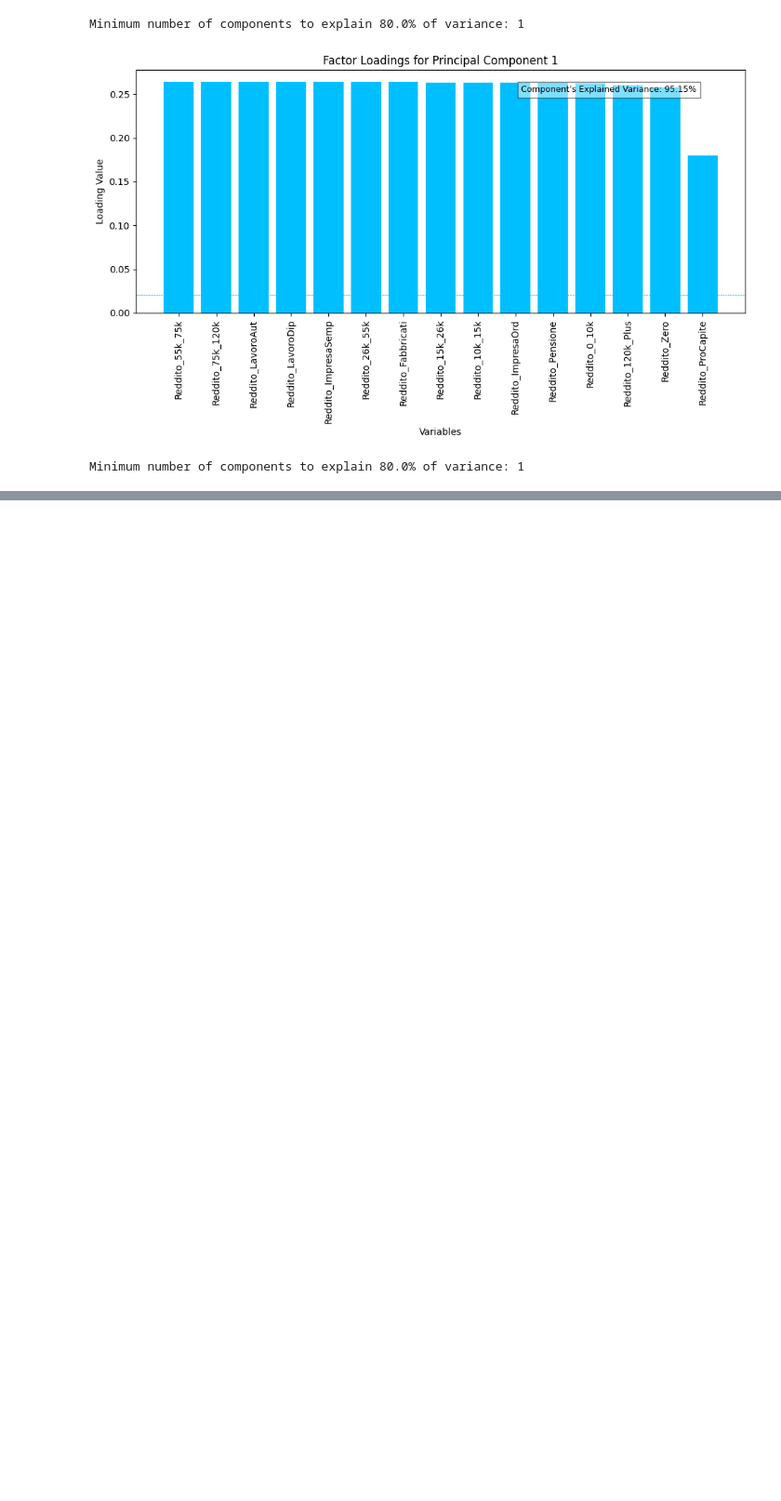
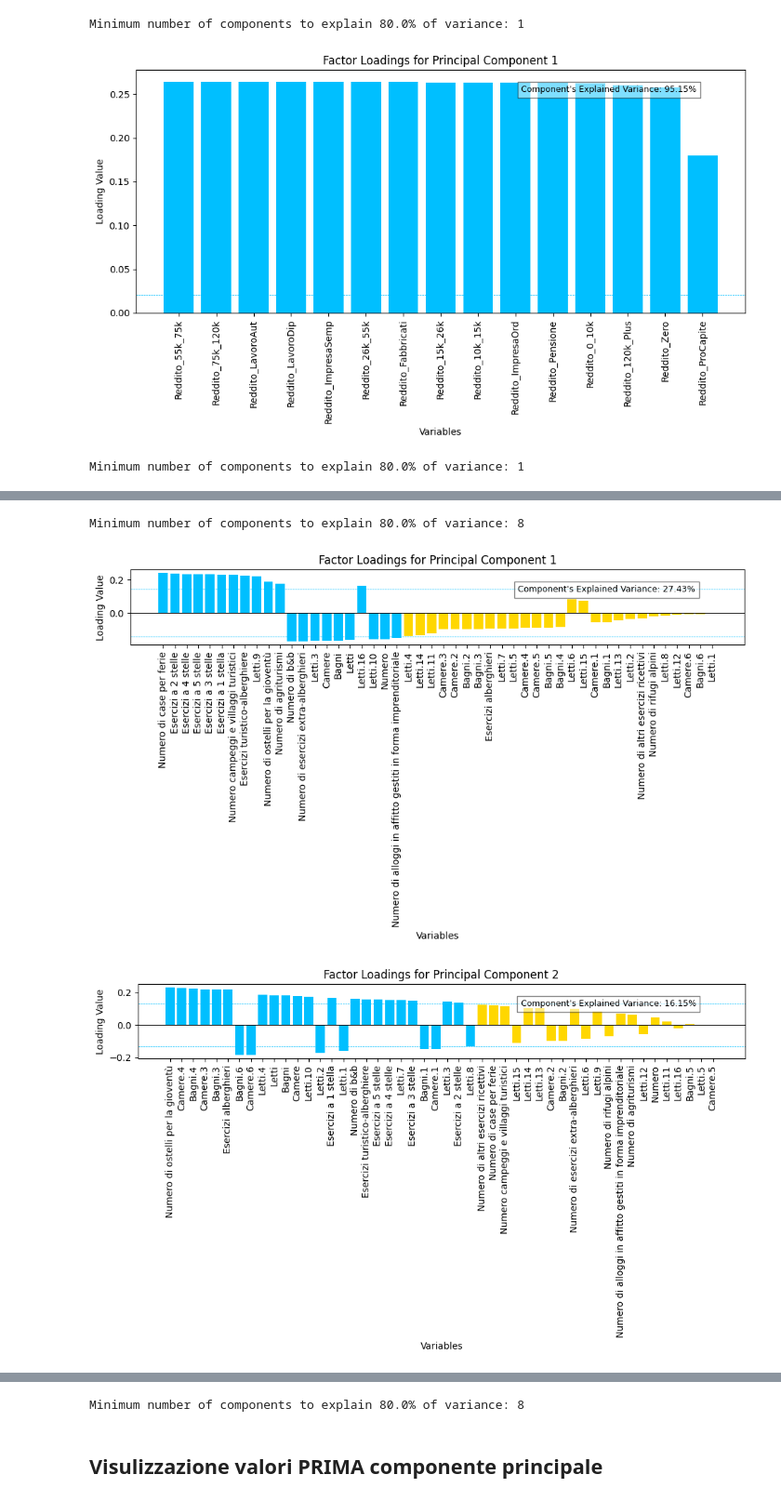
Before and after one commit to leonardoguida/real_estate_predictive_model, a Jupyter notebook: fileexploration.ipynb, the cells around one changed output, grey strips where cells are left out. Shown at 93% size. Drawn from its saved outputs; the diff is of its cells as text; code cells hidden in the pictures; blank space fills up the shorter version.

```diff
--- a/fileexploration.ipynb
+++ b/fileexploration.ipynb
@@ -391,0 +529,43 @@ Minimum number of components to explain 80.0% of variance: 1
+# %%
+# Find index where cumulative explained variance is greater than a desired explained variance
+desidered_explained_variance = 0.8
+index_selected = next(x[0] for x in enumerate(cum_sum_eigenvalues) if x[1] > desidered_explained_variance) + 1
+print(f'Minimum number of components to explain {desidered_explained_variance * 100}% of variance: {index_selected}')
+loadings = pca.components_.T
+# Plotting the components to gain an explained variance threshold before defined
+for i in range(index_selected): # range(loadings.shape[1]) to plot all components
+    sorted_idx = np.argsort(abs(loadings[:, i]))[::-1]
+    sorted_loadings = loadings[sorted_idx, i]
+    vars = x_new_cols[sorted_idx]
+    std_loading = np.std(sorted_loadings)
+
+    # Colors based on comparison with the mean
+    colors = [color_blue if abs(loading) >= std_loading else color_yellow for loading in sorted_loadings]
+
+    plt.figure(figsize=(10, 6))
+    plt.bar(range(len(sorted_loadings)), sorted_loadings, color=colors)
+    plt.title(f'Factor Loadings for Principal Component {i+1}')
+    plt.xticks(range(len(sorted_loadings)), vars, rotation=90)
+    plt.xlabel('Variables')
+    plt.ylabel('Loading Value')
+    plt.axhline(std_loading, color=color_blue, linestyle='--', linewidth=0.5)
+    plt.axhline(0, color='black', linewidth=0.7)
+
+    if sorted_loadings.min() < std_loading * -1:
+        plt.axhline(-std_loading, color=color_blue, linestyle='--', linewidth=0.5)
+
+    explained_variance = exp_var_pca[i] * 100  # convert to percentage
+    textstr = f"Component's Explained Variance: {explained_variance:.2f}%"
+    # Place the text box in the upper left corner
+    plt.gcf().text(0.65, 0.9, textstr, fontsize=9, verticalalignment='top', bbox=dict(facecolor=color_white, alpha=0.5))
+    plt.tight_layout()
+    plt.show()
+
+# Find index where cumulative explained variance is greater than a desired explained variance
+desidered_explained_variance = 0.8
+index_selected = next(x[0] for x in enumerate(cum_sum_eigenvalues) if x[1] > desidered_explained_variance) + 1
+print(f'Minimum number of components to explain {desidered_explained_variance * 100}% of variance: {index_selected}')
+# %% [output]
+Minimum number of components to explain 80.0% of variance: 8
+[figure, added]
+[figure, added]
@@ -391,0 +578,3 @@ Minimum number of components to explain 80.0% of variance: 1
+Minimum number of components to explain 80.0% of variance: 8
+# %% [markdown]
+## Visulizzazione valori PRIMA componente principale
```
Also changed, not shown: parts of 26 cells of this notebook.
